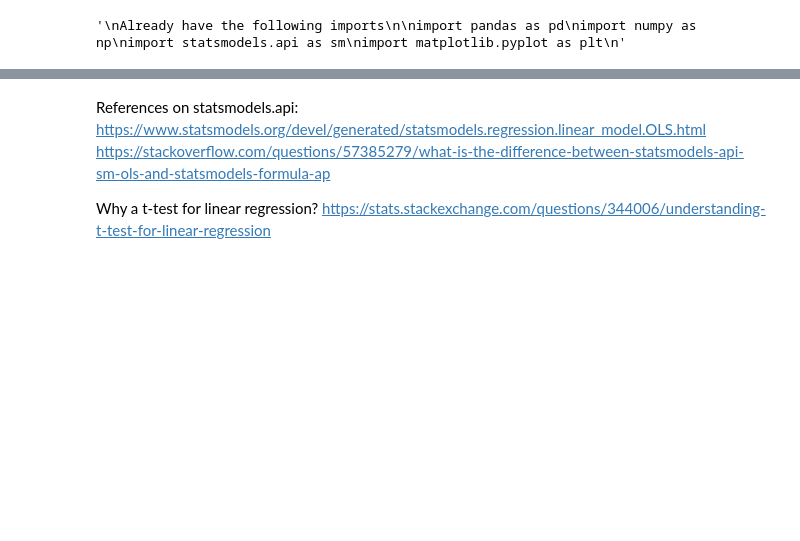
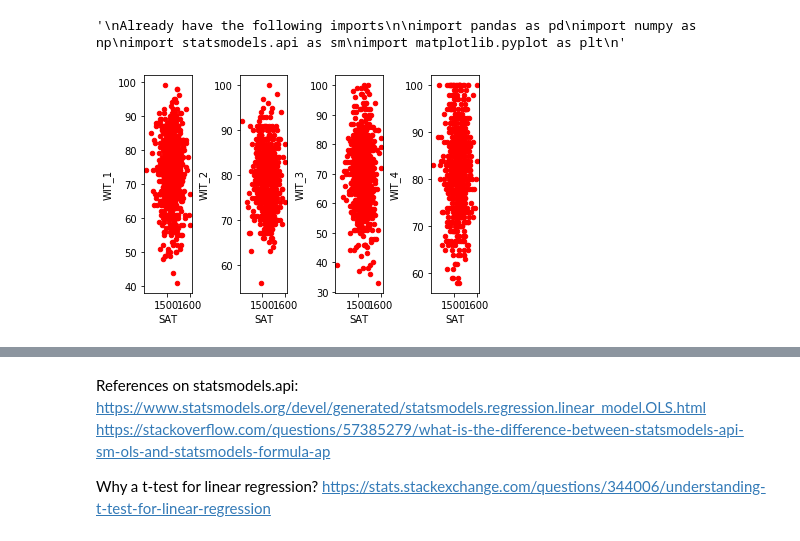
Before and after one commit to anugrahchemparathy/DataProject, a Jupyter notebook: SAT notebook.ipynb, the cells around one changed output, grey strips where cells are left out. Saved outputs shown, nothing was run; the diff lists cells and outputs as text; code cells hidden in the pictures; blank space fills up the shorter version.

```diff
--- a/SAT notebook.ipynb
+++ b/SAT notebook.ipynb
@@ -117,4 +117,16 @@ import matplotlib.pyplot as plt
 """
 # %% [output]
 '\nAlready have the following imports\n\nimport pandas as pd\nimport numpy as np\nimport statsmodels.api as sm\nimport matplotlib.pyplot as plt\n'
+# %%
+#plotting them all together wasn't very good for visualization
+
+figure, axes = plt.subplots(1, 4)
+data.plot(kind='scatter',x='SAT',y='WIT_1',color='red', ax=axes[0])
+data.plot(kind='scatter',x='SAT',y='WIT_2',color='red', ax=axes[1])
+data.plot(kind='scatter',x='SAT',y='WIT_3',color='red', ax=axes[2])
+data.plot(kind='scatter',x='SAT',y='WIT_4',color='red', ax=axes[3])
+
+plt.subplots_adjust(wspace=1, hspace=1)
+# %% [output]
+[figure, added]
 # %%
```
Also changed, not shown: parts of 3 cells of this notebook.
